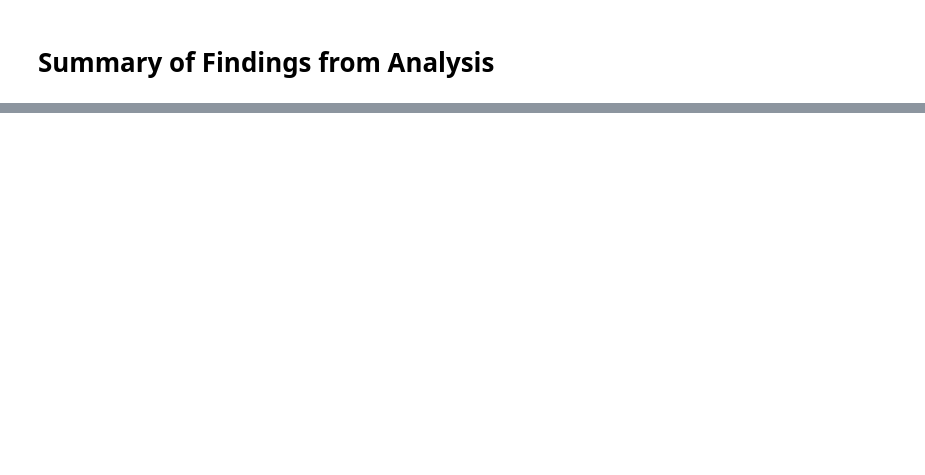
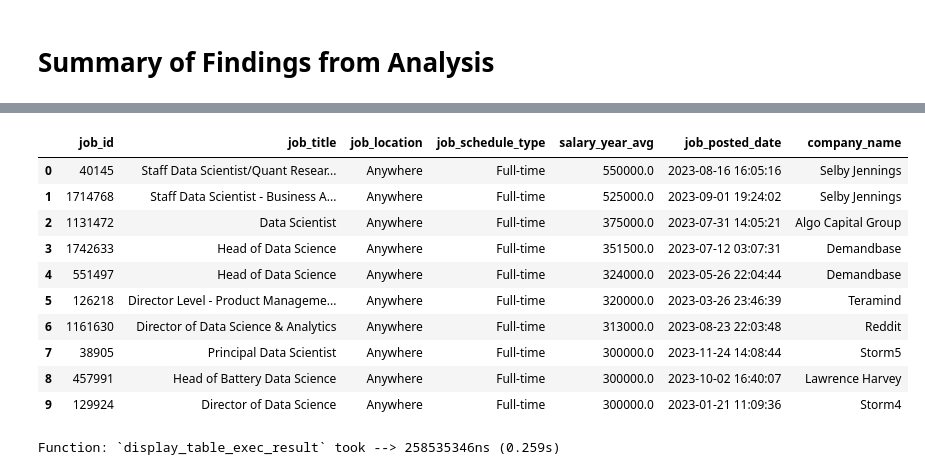
Before and after one commit to tunprimus/data-jobs-analysis, a Jupyter notebook: data-jobs-analysis.ipynb, the cells around one changed output, grey strips where cells are left out. Drawn from its saved outputs; the diff is of its cells as text; code cells hidden in the pictures; blank space fills up the shorter version.

```diff
--- a/data-jobs-analysis.ipynb
+++ b/data-jobs-analysis.ipynb
@@ -59,0 +379,48 @@ real_path_to_db = realpath(expanduser(PATH_TO_COMBO_DB))
+# %%
+postgres_top_data_scientist_remote_jobs_query = f"""
+SELECT
+    job_id,
+    job_title,
+    job_location,
+    job_schedule_type,
+    salary_year_avg,
+    job_posted_date,
+    name AS company_name
+FROM
+    job_postings_fact
+    LEFT JOIN
+    company_dim
+    ON
+    job_postings_fact.company_id = company_dim.company_id
+WHERE
+    job_title_short = 'Data Scientist' AND job_location = 'Anywhere' AND salary_year_avg IS NOT NULL
+ORDER BY
+    salary_year_avg DESC
+LIMIT 10
+;
+"""
+
+display_table_exec_result(
+    table_name=job_postings_fact,
+    db_path="",
+    db_type="postgres",
+    host_name=HOST_NAME,
+    user_name=USER_NAME,
+    user_password=USER_PASSWORD,
+    db_port=DB_PORT,
+    db_name=DB_NAME,
+    query_to_exec=postgres_top_data_scientist_remote_jobs_query,
+)
+# %% [output]
+|  | job_id | job_title | job_location | job_schedule_type | salary_year_avg | job_posted_date | company_name |
+| 0 | 40145 | Staff Data Scientist/Quant Resear... | Anywhere | Full-time | 550000.0 | 2023-08-16 16:05:16 | Selby Jennings |
+| 1 | 1714768 | Staff Data Scientist - Business A... | Anywhere | Full-time | 525000.0 | 2023-09-01 19:24:02 | Selby Jennings |
+| 2 | 1131472 | Data Scientist | Anywhere | Full-time | 375000.0 | 2023-07-31 14:05:21 | Algo Capital Group |
+| 3 | 1742633 | Head of Data Science | Anywhere | Full-time | 351500.0 | 2023-07-12 03:07:31 | Demandbase |
+| 4 | 551497 | Head of Data Science | Anywhere | Full-time | 324000.0 | 2023-05-26 22:04:44 | Demandbase |
+| 5 | 126218 | Director Level - Product Manageme... | Anywhere | Full-time | 320000.0 | 2023-03-26 23:46:39 | Teramind |
+| 6 | 1161630 | Director of Data Science & Analytics | Anywhere | Full-time | 313000.0 | 2023-08-23 22:03:48 | Reddit |
+| 7 | 38905 | Principal Data Scientist | Anywhere | Full-time | 300000.0 | 2023-11-24 14:08:44 | Storm5 |
+| 8 | 457991 | Head of Battery Data Science | Anywhere | Full-time | 300000.0 | 2023-10-02 16:40:07 | Lawrence Harvey |
+| 9 | 129924 | Director of Data Science | Anywhere | Full-time | 300000.0 | 2023-01-21 11:09:36 | Storm4 |
+Function: `display_table_exec_result` took --> 258535346ns (0.259s)
```
Also changed, not shown: parts of 22 cells of this notebook, 1 other file.
